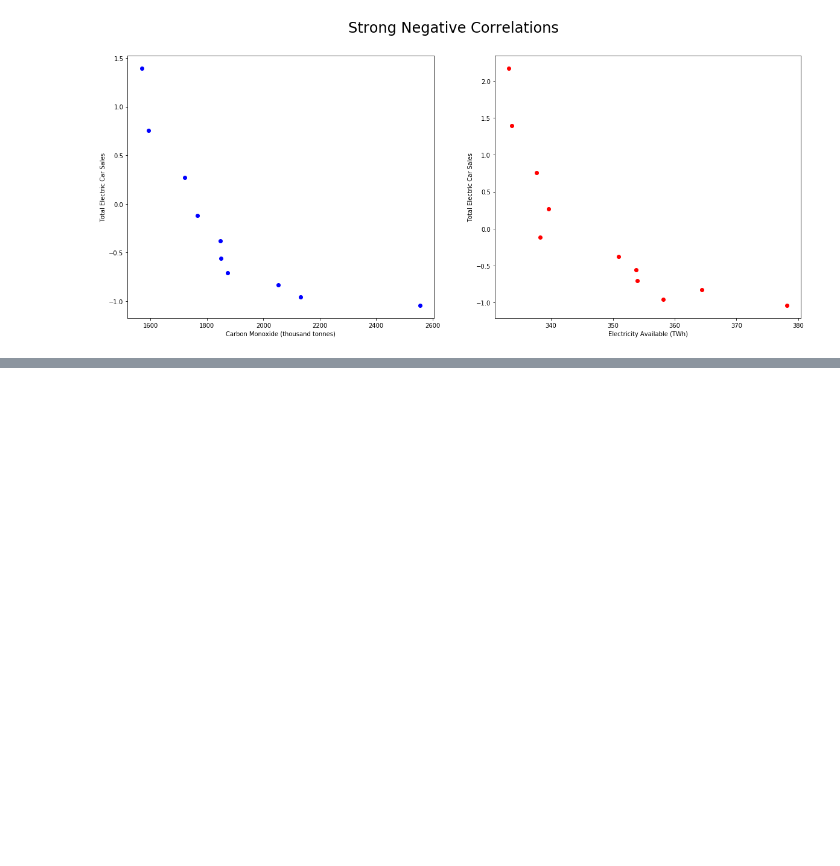
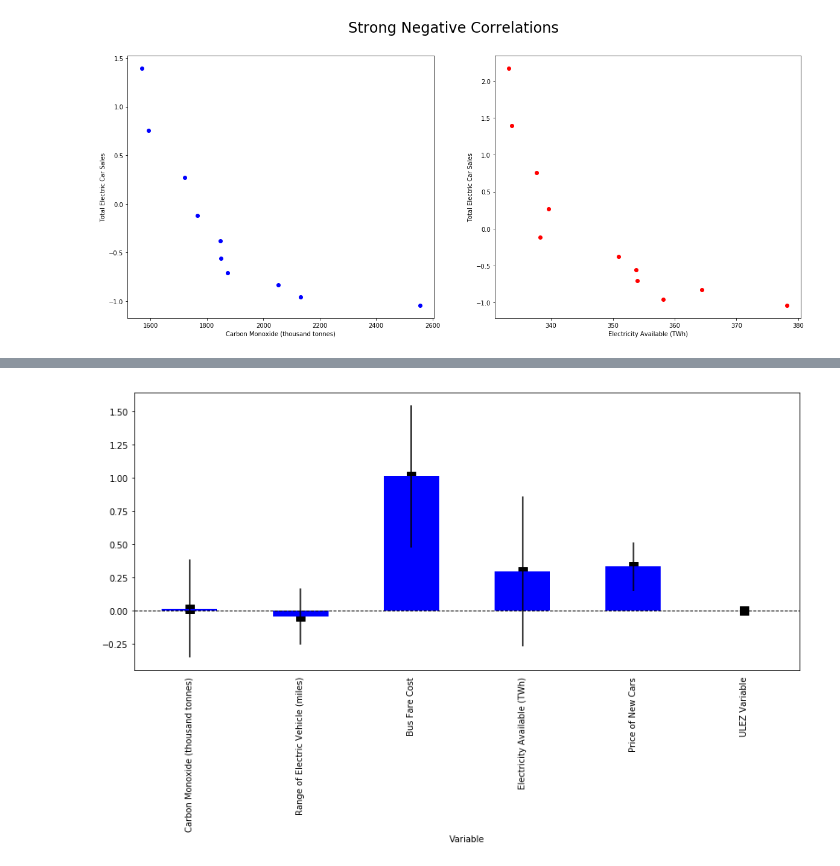
Before and after one commit to kirankalsi/Coding-Project, a Jupyter notebook: Project Combined.ipynb, the cells around one changed output, grey strips where cells are left out. Cells and saved outputs as stored; diff of their text form; code cells hidden in the pictures; blank space fills up the shorter version.

```diff
--- a/Project Combined.ipynb
+++ b/Project Combined.ipynb
@@ -801,0 +827,4 @@ scatter_plot('Carbon Monoxide (thousand tonnes)', 'Electricity Available (TWh)',
+# %%
+dot_whisk_plot(reg_model2_fit, err_series2)
+# %% [output]
+[figure, added]
```
Also changed, not shown: parts of 5 cells of this notebook.
